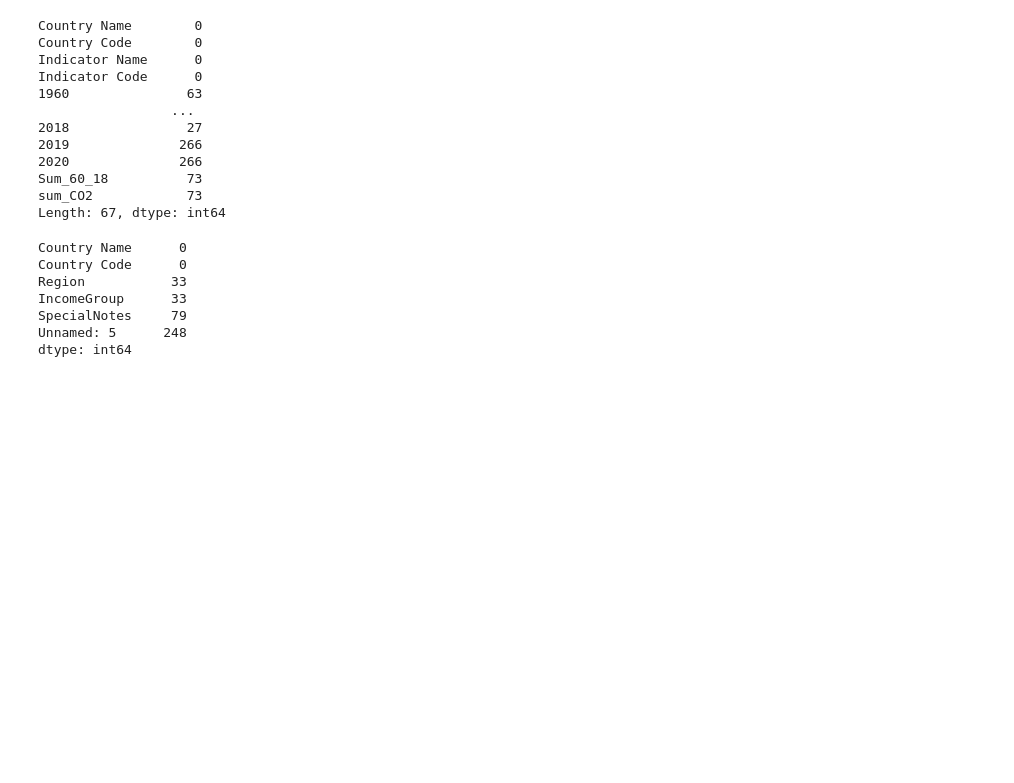
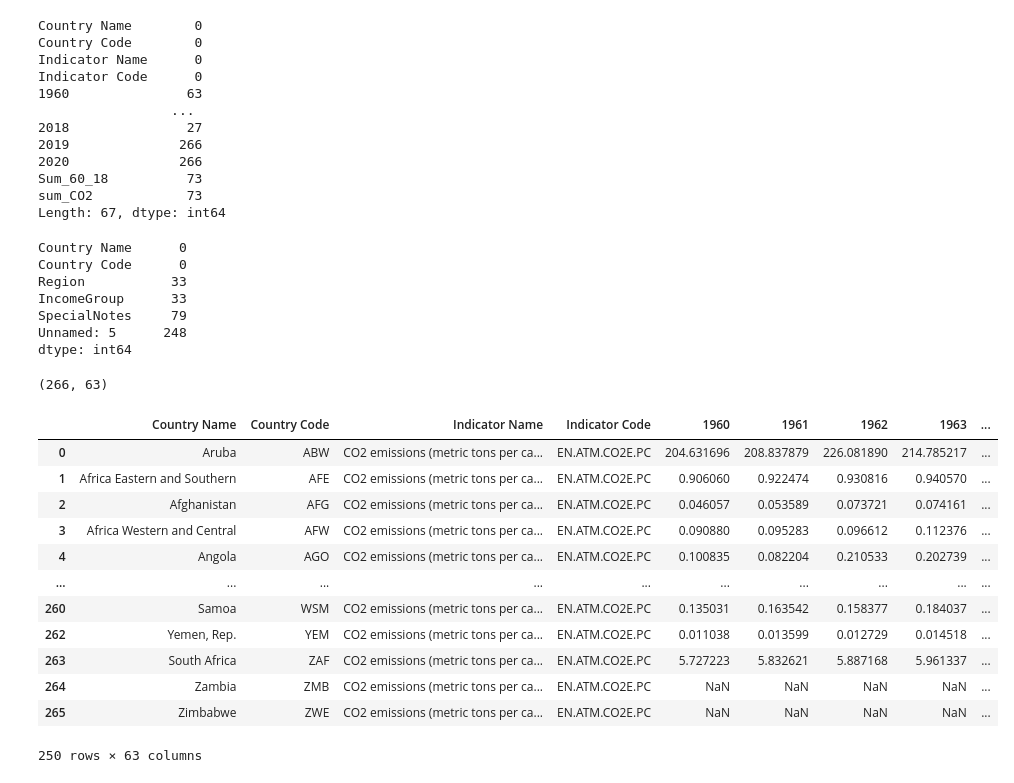
Before and after one commit to nacubogdan/UCDPA_Bogdan-Nacu, a Jupyter notebook: UCD_Project.ipynb, the cells around one changed output. Saved outputs shown, nothing was run; the diff lists cells and outputs as text; code cells hidden in the pictures; blank space fills up the shorter version.

```diff
--- a/UCD_Project.ipynb
+++ b/UCD_Project.ipynb
@@ -307,3 +307,25 @@ IncomeGroup      33
 SpecialNotes     79
 Unnamed: 5      248
 dtype: int64
+# %%
+CO2_emissions.dropna(axis=1, how='all').shape
+# %% [output]
+(266, 63)
+# %%
+CO2_emissions.dropna(axis=1, how='all', inplace = True)
+# %%
+CO2_emissions.dropna(thresh=5)
+# %% [output]
+|  | Country Name | Country Code | Indicator Name | Indicator Code | 1960 | 1961 | 1962 | 1963 | ... |
+| 0 | Aruba | ABW | CO2 emissions (metric tons per ca... | EN.ATM.CO2E.PC | 204.631696 | 208.837879 | 226.081890 | 214.785217 | ... |
+| 1 | Africa Eastern and Southern | AFE | CO2 emissions (metric tons per ca... | EN.ATM.CO2E.PC | 0.906060 | 0.922474 | 0.930816 | 0.940570 | ... |
+| 2 | Afghanistan | AFG | CO2 emissions (metric tons per ca... | EN.ATM.CO2E.PC | 0.046057 | 0.053589 | 0.073721 | 0.074161 | ... |
+| 3 | Africa Western and Central | AFW | CO2 emissions (metric tons per ca... | EN.ATM.CO2E.PC | 0.090880 | 0.095283 | 0.096612 | 0.112376 | ... |
+| 4 | Angola | AGO | CO2 emissions (metric tons per ca... | EN.ATM.CO2E.PC | 0.100835 | 0.082204 | 0.210533 | 0.202739 | ... |
+| ... | ... | ... | ... | ... | ... | ... | ... | ... | ... |
+| 260 | Samoa | WSM | CO2 emissions (metric tons per ca... | EN.ATM.CO2E.PC | 0.135031 | 0.163542 | 0.158377 | 0.184037 | ... |
+| 262 | Yemen, Rep. | YEM | CO2 emissions (metric tons per ca... | EN.ATM.CO2E.PC | 0.011038 | 0.013599 | 0.012729 | 0.014518 | ... |
+| 263 | South Africa | ZAF | CO2 emissions (metric tons per ca... | EN.ATM.CO2E.PC | 5.727223 | 5.832621 | 5.887168 | 5.961337 | ... |
+| 264 | Zambia | ZMB | CO2 emissions (metric tons per ca... | EN.ATM.CO2E.PC | NaN | NaN | NaN | NaN | ... |
+| 265 | Zimbabwe | ZWE | CO2 emissions (metric tons per ca... | EN.ATM.CO2E.PC | NaN | NaN | NaN | NaN | ... |
+250 rows × 63 columns
```
Also changed, not shown: parts of 5 cells of this notebook.
